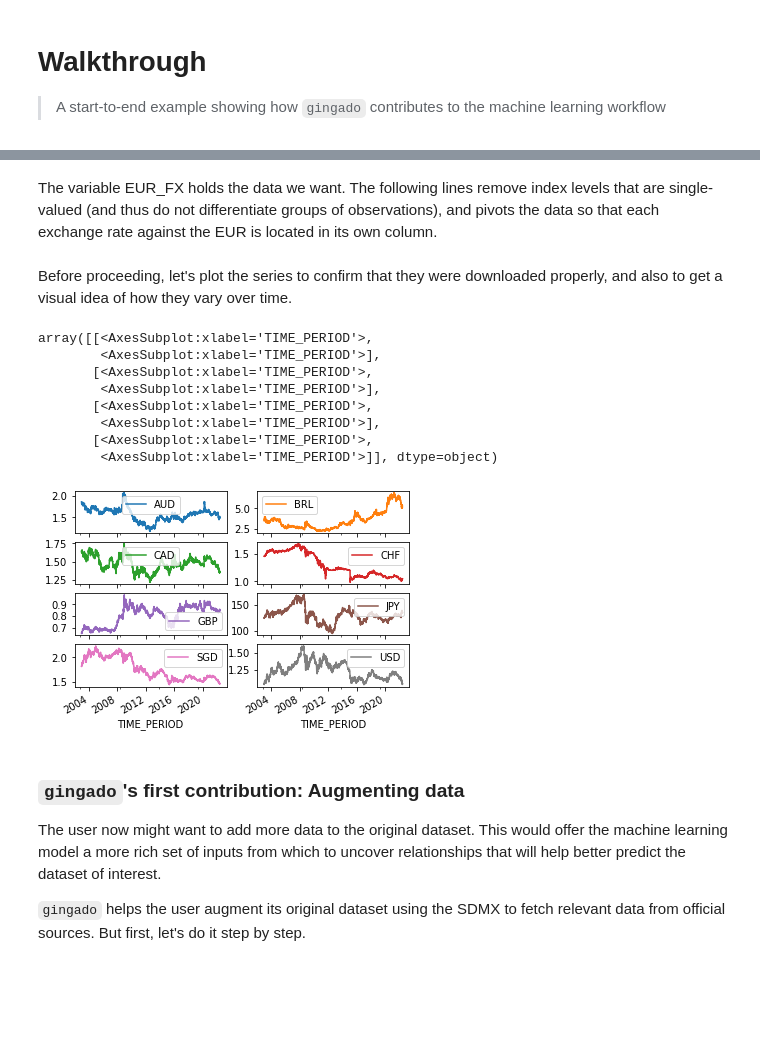
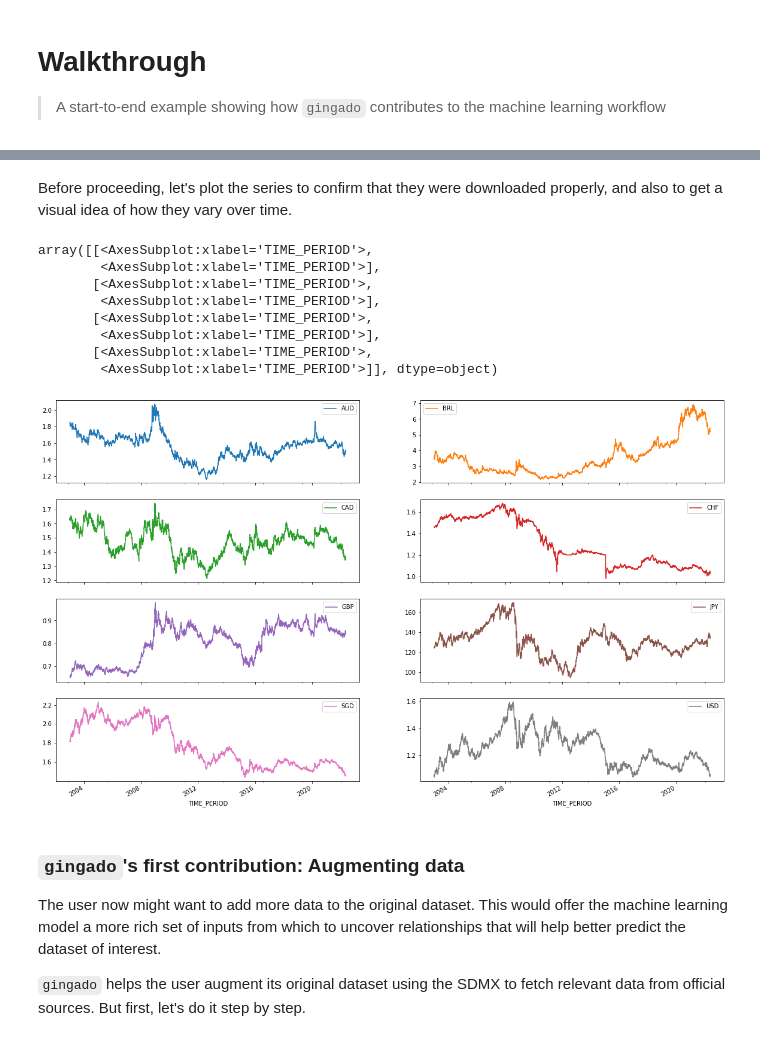
Before and after one commit to dkgaraujo/gingado, a Jupyter notebook: Walkthrough.ipynb, the cells around one changed output, grey strips where cells are left out. Cells and saved outputs as stored; diff of their text form; code cells hidden in the pictures; blank space fills up the shorter version.

```diff
--- a/Walkthrough.ipynb
+++ b/Walkthrough.ipynb
@@ -35,2 +19,0 @@ EUR_FX = sdmx.to_pandas(data_msg.data[0], datetime='TIME_PERIOD')
-# %% [markdown]
-The variable EUR_FX holds the data we want. The following lines remove index levels that are single-valued (and thus do not differentiate groups of observations), and pivots the data so that each exchange rate against the EUR is located in its own column.
@@ -39,17 +20,20 @@ EUR_FX = EUR_FX.droplevel(['FREQ', 'CURRENCY_DENOM', 'EXR_TYPE', 'EXR_SUFFIX'],
+# %%
+from gingado.utils import load_EURFX_data
+EUR_FX = load_EURFX_data()
 # %% [markdown]
 Before proceeding, let's plot the series to confirm that they were downloaded properly, and also to get a visual idea of how they vary over time.
 # %%
-EUR_FX.plot(subplots=True, layout=(4, 2))
+EUR_FX.plot(subplots=True, layout=(4, 2), figsize=(20, 13))
 # %% [output]
 array([[<AxesSubplot:xlabel='TIME_PERIOD'>,
         <AxesSubplot:xlabel='TIME_PERIOD'>],
        [<AxesSubplot:xlabel='TIME_PERIOD'>,
         <AxesSubplot:xlabel='TIME_PERIOD'>],
        [<AxesSubplot:xlabel='TIME_PERIOD'>,
         <AxesSubplot:xlabel='TIME_PERIOD'>],
        [<AxesSubplot:xlabel='TIME_PERIOD'>,
         <AxesSubplot:xlabel='TIME_PERIOD'>]], dtype=object)
-[figure, old version]
+[figure, new version]
 # %% [markdown]
 ### `gingado`'s first contribution: Augmenting data
 
```
Also changed, not shown: parts of 21 cells of this notebook, 17 other files.
